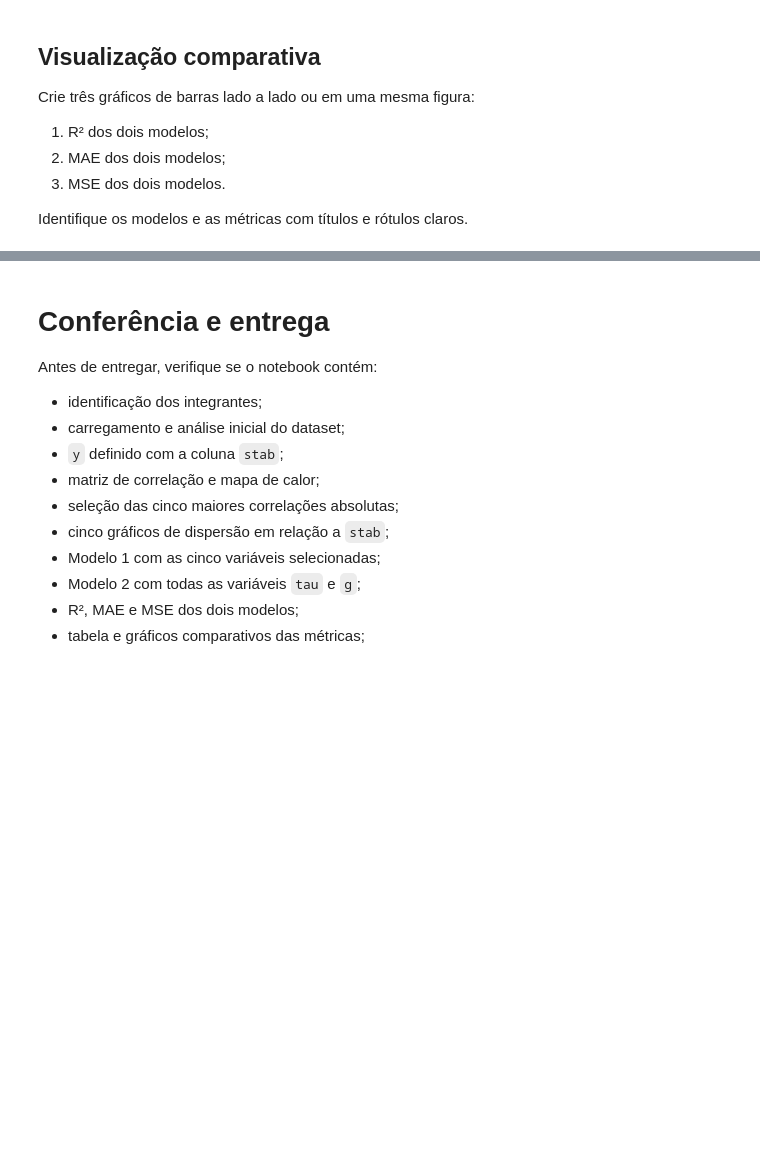
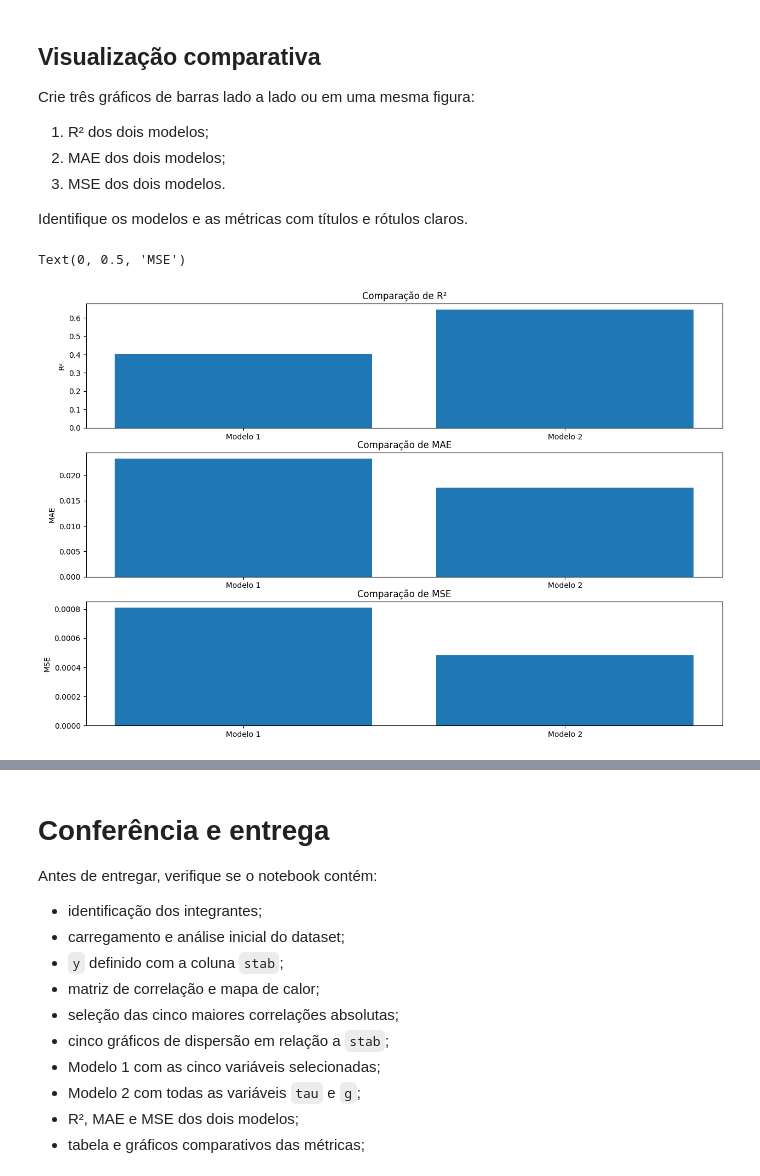
Before and after one commit to PedroHNeves1505/CP2-SERS-Semestre-2, a Jupyter notebook: AULA_07_Regressão_Linear_com_Dados_de_Energia.ipynb, the cells around one changed output, grey strips where cells are left out. Cells and saved outputs as stored; diff of their text form; code cells hidden in the pictures; blank space fills up the shorter version.

```diff
--- a/AULA_07_Regressão_Linear_com_Dados_de_Energia.ipynb
+++ b/AULA_07_Regressão_Linear_com_Dados_de_Energia.ipynb
@@ -106,7 +186,12 @@ Crie um modelo de Regressão Linear chamado obrigatoriamente `modeloLR`. Treine
 # %%
 # Crie e treine modeloLR
 
+modeloLR = LinearRegression()
+modeloLR.fit(x_treino, y_treino)
+
 # Gere y_previsao_1
+
+y_previsao_1 = modeloLR.predict(x_teste)
 # %% [markdown]
 ## 8. Métricas do Modelo 1
 
@@ -119,6 +216,8 @@ Calcule R², MAE e MSE. Armazene os resultados nas variáveis `r2_modelo_1`, `ma
 Crie um novo DataFrame chamado `X_tau_g` contendo todas as colunas cujos nomes começam com `tau` ou `g`. Liste as colunas selecionadas para conferir o resultado. A variável target permanece `y = df['stab']`.
 # %%
 # Selecione todas as colunas iniciadas por tau ou g
-# X_tau_g = ...
+X_tau_g = dados.filter(regex='^(tau|g)')
 
 # Liste as colunas selecionadas
+
+print(X_tau_g.columns)
@@ -131,4 +232,8 @@ Manter o mesmo `random_state` e a mesma proporção é importante para comparar
 # %%
 # Separe os dados de treino e teste do Modelo 2
 
+x2_treino, x2_teste, y2_treino, y2_teste = train_test_split(X_tau_g, y, test_size=0.2, random_state=42)
+
 # Confirme se y_teste e y2_teste possuem os mesmos índices
+
+print(y_teste.equals(y2_teste))
@@ -158,0 +281,12 @@ Não interprete as métricas de forma isolada: compare os valores obtidos pelos
+# %%
+# Crie e exiba o DataFrame comparacao_modelos
+
+comparacao_modelos = pd.DataFrame({
+    'Modelo': ['Modelo 1', 'Modelo 2'],
+    'Variáveis utilizadas': ['Cinco variáveis', 'Todas as variáveis tau e g'],
+    'R²': [r2_modelo_1, R2_modelo_2],
+    'MAE': [mae_modelo_1, MAE_modelo_2],
+    'MSE': [mse_modelo_1, MSE_modelo_2]
+})
+
+comparacao_modelos.head()
@@ -171,3 +307,25 @@ Identifique os modelos e as métricas com títulos e rótulos claros.
+# %%
+# Crie os gráficos comparativos das métricas
+
+plt.figure(figsize=(15, 10))
+
+plt.subplot(3, 1, 1)
+plt.bar(comparacao_modelos['Modelo'], comparacao_modelos['R²'])
+plt.title('Comparação de R²')
+plt.ylabel('R²')
+
+plt.subplot(3, 1, 2)
+plt.bar(comparacao_modelos['Modelo'], comparacao_modelos['MAE'])
+plt.title('Comparação de MAE')
+plt.ylabel('MAE')
+
+plt.subplot(3, 1, 3)
+plt.bar(comparacao_modelos['Modelo'], comparacao_modelos['MSE'])
+plt.title('Comparação de MSE')
+plt.ylabel('MSE')
+# %% [output]
+Text(0, 0.5, 'MSE')
+[figure, added]
 # %% [markdown]
 ## Análise comparativa final
 
```
Also changed, not shown: parts of 20 cells of this notebook.
